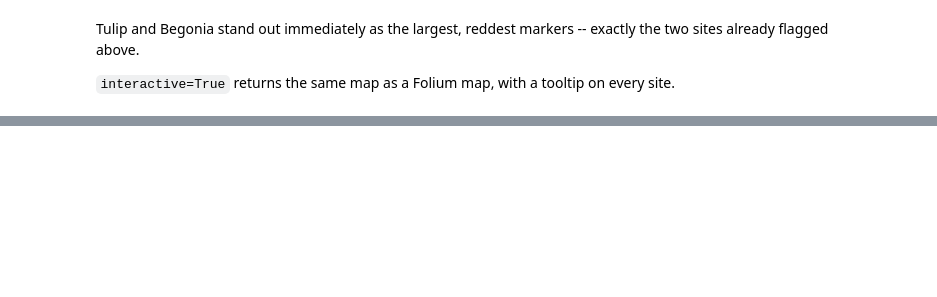
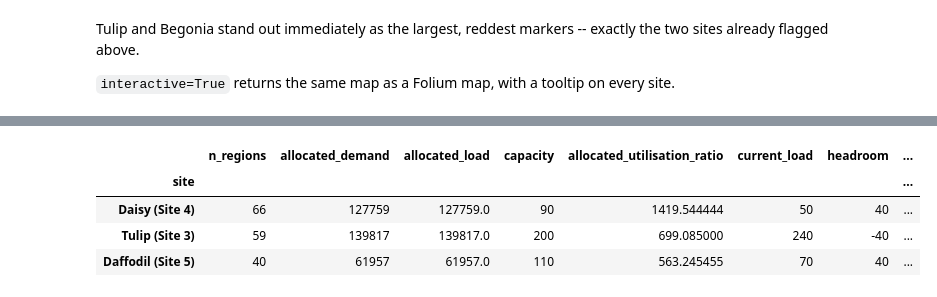
Before and after one commit to hsma-tools/lokigi, a Jupyter notebook: examples/location/site_utilisation/index.ipynb, the cells around one changed output, grey strips where cells are left out. Cells and saved outputs as stored; diff of their text form; code cells hidden in the pictures; blank space fills up the shorter version.

```diff
--- a/examples/location/site_utilisation/index.ipynb
+++ b/examples/location/site_utilisation/index.ipynb
@@ -126,0 +154,9 @@ problem.plot_site_utilisation(add_basemap=True, show_labels=True, interactive=Tr
+# %%
+capacity_summary = solutions.site_capacity_summary()
+capacity_summary.sort_values("allocated_utilisation_ratio", ascending=False)
+# %% [output]
+|  | n_regions | allocated_demand | allocated_load | capacity | allocated_utilisation_ratio | current_load | headroom | ... |
+| site |  |  |  |  |  |  |  | ... |
+| Daisy (Site 4) | 66 | 127759 | 127759.0 | 90 | 1419.544444 | 50 | 40 | ... |
+| Tulip (Site 3) | 59 | 139817 | 139817.0 | 200 | 699.085000 | 240 | -40 | ... |
+| Daffodil (Site 5) | 40 | 61957 | 61957.0 | 110 | 563.245455 | 70 | 40 | ... |
```
Also changed, not shown: parts of 17 cells of this notebook, 18 other files.
